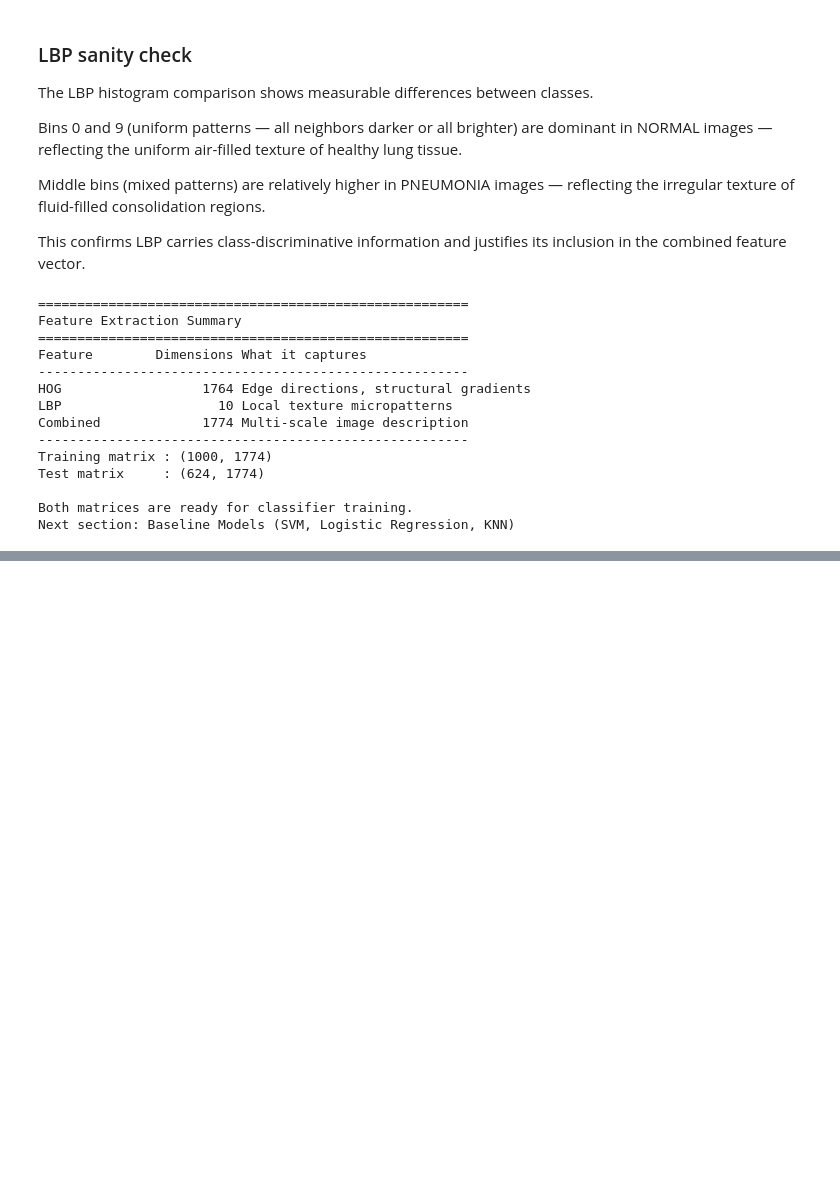
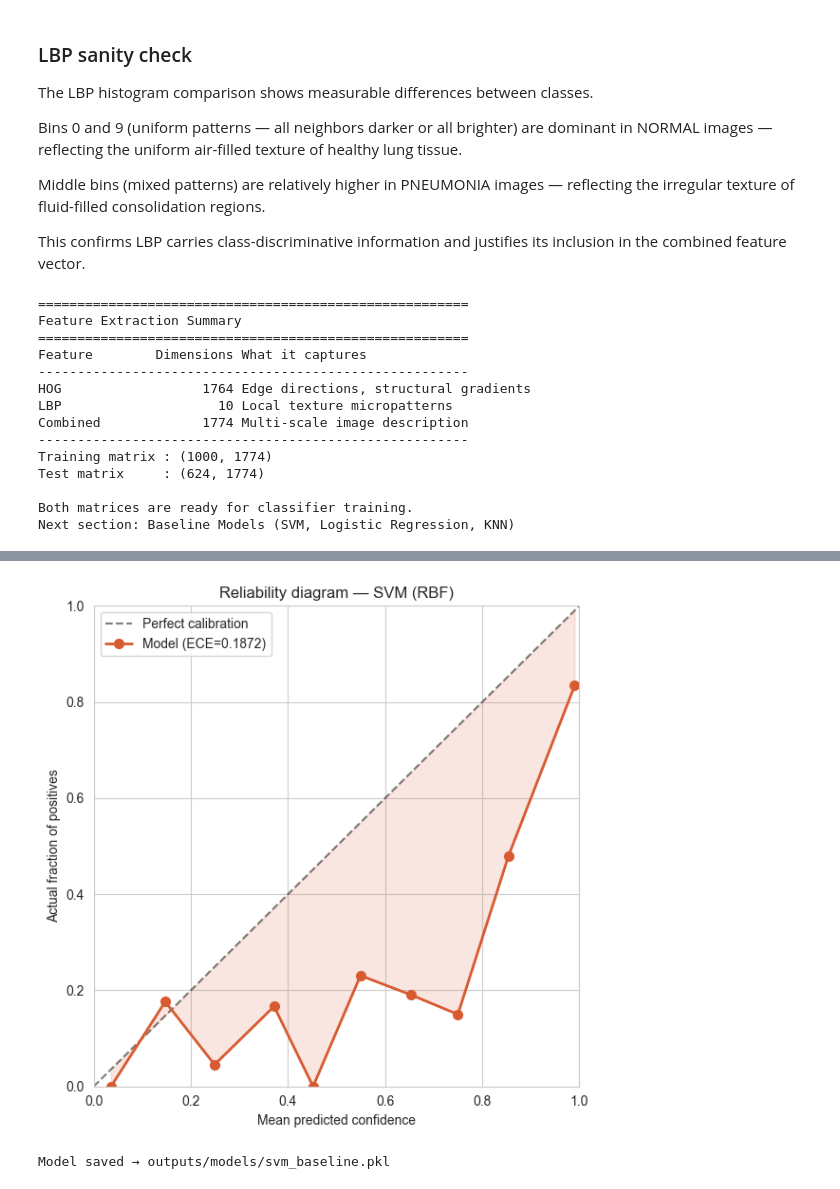
Before and after one commit to Dibya-z/Robust-Medical-Vision, a Jupyter notebook: notebooks/notebook_01_baseline.ipynb, the cells around one changed output, grey strips where cells are left out. Saved outputs shown, nothing was run; the diff lists cells and outputs as text; code cells hidden in the pictures; blank space fills up the shorter version.

Commit message:
added baseline svm

```diff
--- a/notebooks/notebook_01_baseline.ipynb
+++ b/notebooks/notebook_01_baseline.ipynb
@@ -678,0 +697,17 @@ Next section: Baseline Models (SVM, Logistic Regression, KNN)
+# %%
+from sklearn.svm import SVC
+from sklearn.linear_model import LogisticRegression
+from sklearn.neighbors import KNeighborsClassifier
+from sklearn.preprocessing import StandardScaler
+from sklearn.pipeline import Pipeline
+from sklearn.metrics import (accuracy_score, roc_auc_score,
+                              classification_report, roc_curve)
+from sklearn.calibration import CalibratedClassifierCV
+from utils.calibration import (compute_ece, plot_reliability_diagram,
+                                plot_reliability_comparison)
+import joblib
+
+results   = {}
+pipelines = {}
+
+print("Imports complete. Ready to train baseline models.")
@@ -678,0 +728,45 @@ Next section: Baseline Models (SVM, Logistic Regression, KNN)
+# %%
+sns.set_style('whitegrid')
+
+svm_clf = SVC(
+    kernel='rbf',
+    C=1.0,
+    probability=True,
+    random_state=RANDOM_STATE
+)
+svm_pipe = Pipeline([
+    ('scaler', StandardScaler()),
+    ('clf',    svm_clf)
+])
+
+print("Training SVM...")
+svm_pipe.fit(X_train, y_train)
+
+y_pred_svm  = svm_pipe.predict(X_test)
+y_proba_svm = svm_pipe.predict_proba(X_test)[:, 1]
+
+acc_svm = accuracy_score(y_test, y_pred_svm)
+auc_svm = roc_auc_score(y_test, y_proba_svm)
+ece_svm = compute_ece(y_test, y_proba_svm)
+
+print(f"\nSVM Results")
+print("=" * 45)
+print(f"Accuracy : {acc_svm:.4f}")
+print(f"AUC-ROC  : {auc_svm:.4f}")
+print(f"ECE      : {ece_svm:.4f}")
+print()
+print(classification_report(y_test, y_pred_svm,
+      target_names=['NORMAL', 'PNEUMONIA']))
+
+results['SVM']   = {'acc': acc_svm, 'auc': auc_svm,
+                    'ece': ece_svm, 'proba': y_proba_svm}
+pipelines['SVM'] = svm_pipe
+
+plot_reliability_diagram(
+    y_test, y_proba_svm, 'SVM (RBF)',
+    save_path=f'{OUTPUT_PLOTS}/reliability_svm.png'
+)
+
+joblib.dump(svm_pipe, f'{OUTPUT_MODELS}/svm_baseline.pkl')
+print("Model saved → outputs/models/svm_baseline.pkl")
+# %% [output]
@@ -678,0 +791,2 @@ Next section: Baseline Models (SVM, Logistic Regression, KNN)
+[figure, added]
+Model saved → outputs/models/svm_baseline.pkl
```
Also changed, not shown: parts of 6 cells of this notebook, 2 other files.
